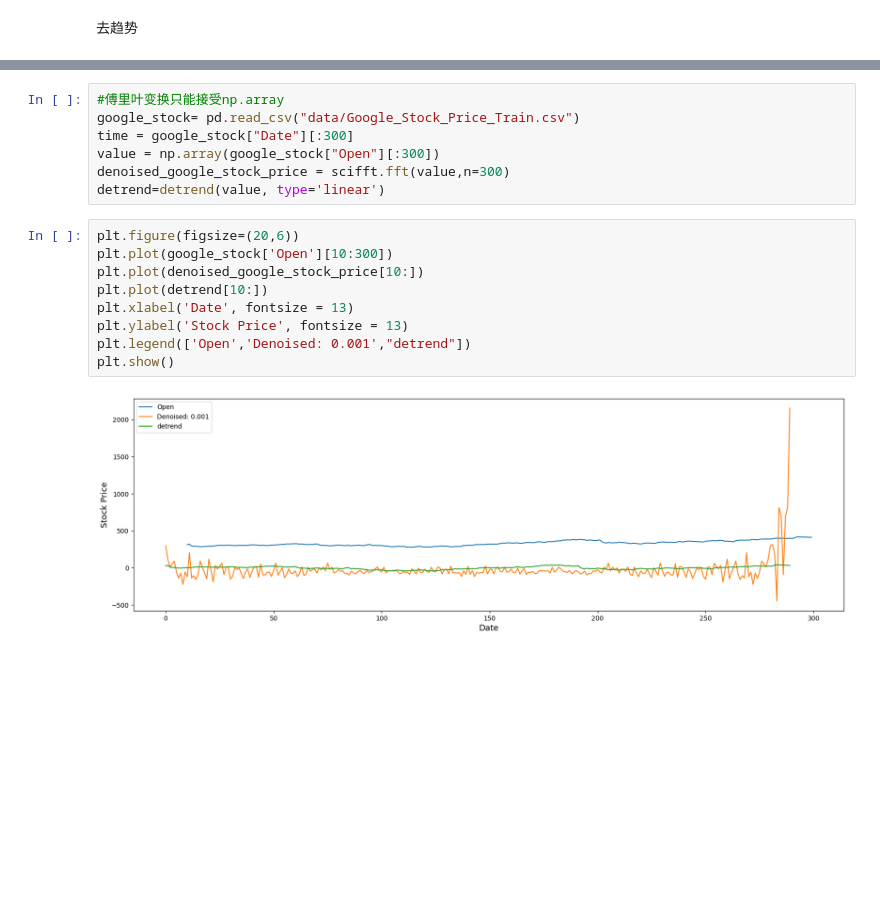
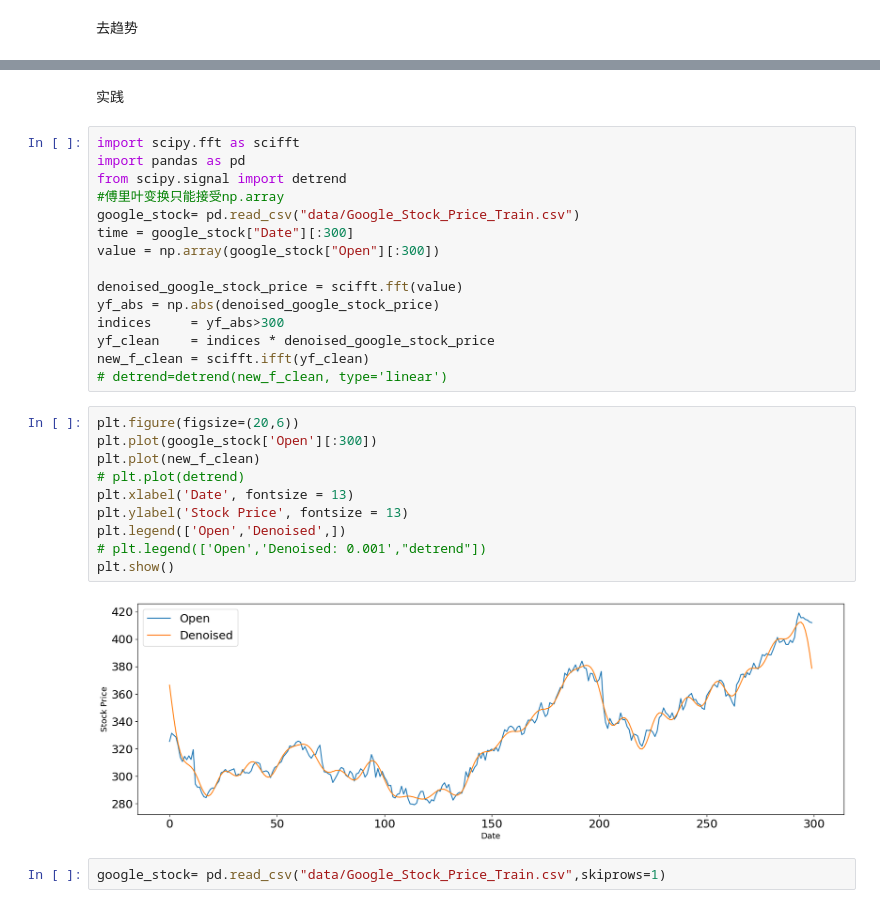
Before and after one commit to lomvix/time-series-study, a Jupyter notebook: Detrending.ipynb, the cells around one changed output, grey strips where cells are left out. Saved outputs shown, nothing was run; the diff lists cells and outputs as text; blank space fills up the shorter version.

```diff
--- a/Detrending.ipynb
+++ b/Detrending.ipynb
@@ -183,18 +216,31 @@ from scipy.signal import detrend
+# %% [markdown]
+实践
 # %%
+import scipy.fft as scifft
+import pandas as pd
+from scipy.signal import detrend
 #傅里叶变换只能接受np.array
 google_stock= pd.read_csv("data/Google_Stock_Price_Train.csv")
 time = google_stock["Date"][:300]
 value = np.array(google_stock["Open"][:300])
-denoised_google_stock_price = scifft.fft(value,n=300)
-detrend=detrend(value, type='linear')
+
+denoised_google_stock_price = scifft.fft(value)
+yf_abs = np.abs(denoised_google_stock_price)
+indices     = yf_abs>300
+yf_clean    = indices * denoised_google_stock_price
+new_f_clean = scifft.ifft(yf_clean)
+# detrend=detrend(new_f_clean, type='linear')
 # %%
 plt.figure(figsize=(20,6))
-plt.plot(google_stock['Open'][10:300])
-plt.plot(denoised_google_stock_price[10:])
-plt.plot(detrend[10:])
+plt.plot(google_stock['Open'][:300])
+plt.plot(new_f_clean)
+# plt.plot(detrend)
 plt.xlabel('Date', fontsize = 13)
 plt.ylabel('Stock Price', fontsize = 13)
-plt.legend(['Open','Denoised: 0.001',"detrend"])
+plt.legend(['Open','Denoised',])
+# plt.legend(['Open','Denoised: 0.001',"detrend"])
 plt.show()
 # %% [output]
-[figure, old version]
+[figure, new version]
+# %%
+google_stock= pd.read_csv("data/Google_Stock_Price_Train.csv",skiprows=1)
```
Also changed, not shown: parts of 22 cells of this notebook, 6 other files.
